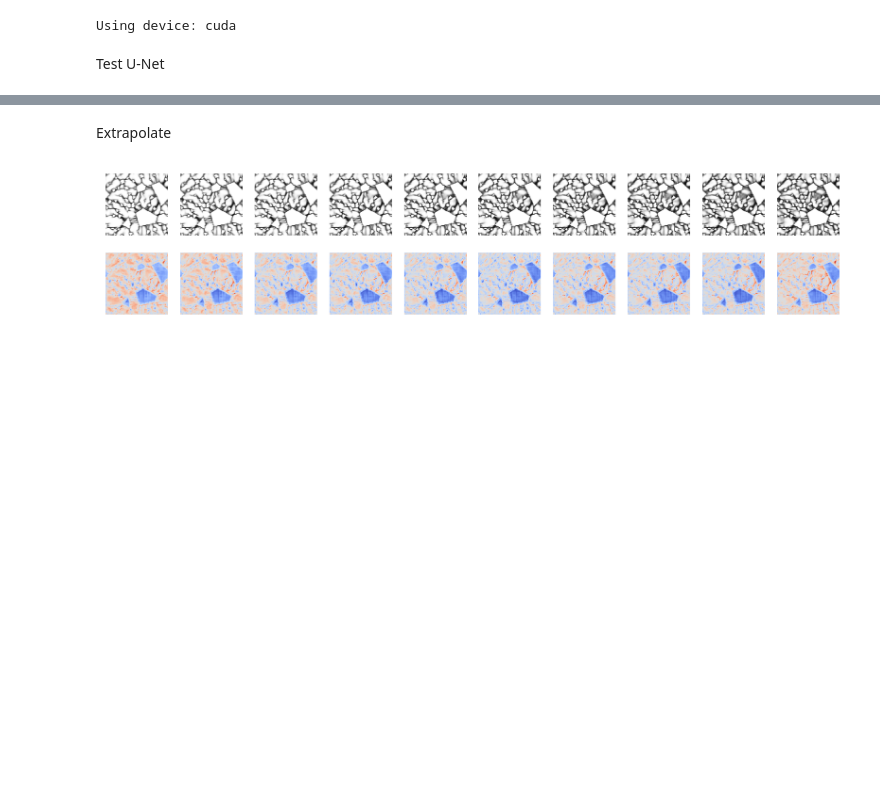
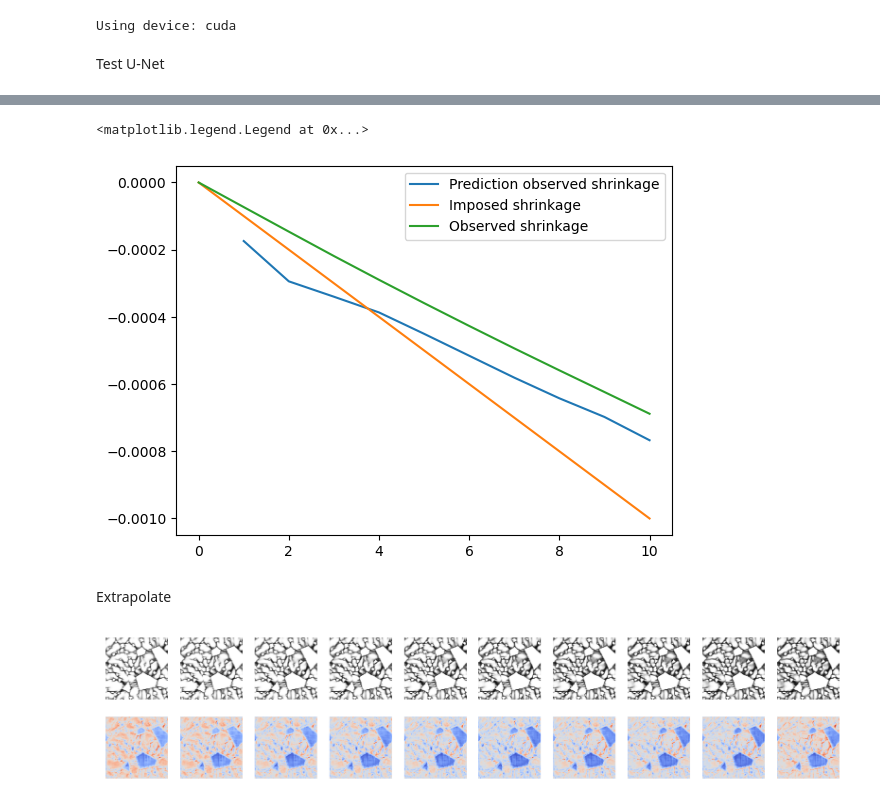
Before and after one commit to LiyaGaynutdinova/Auto-Regressive-Unet-for-Concrete-Damage, a Jupyter notebook: test_RecUnet.ipynb, the cells around one changed output, grey strips where cells are left out. Saved outputs shown, nothing was run; the diff lists cells and outputs as text; code cells hidden in the pictures; blank space fills up the shorter version.

```diff
--- a/test_RecUnet.ipynb
+++ b/test_RecUnet.ipynb
@@ -91,3 +105,12 @@ for i in range(n_samples, 2*n_samples):
+# %%
+shr_mean = np.array([np.array(im) for im in seq_test_shr])
+plt.plot(np.arange(1,11), (shr_mean * imp_shrinkage[:,1:,:,:].cpu().numpy()).mean((0,2,3)))
+plt.plot(imp_shrinkage.cpu().numpy().mean((0,2,3)))
+plt.plot(obs_shrinkage[0].cpu().numpy())
+plt.legend(['Prediction observed shrinkage', 'Imposed shrinkage', 'Observed shrinkage'])
+# %% [output]
+<matplotlib.legend.Legend at 0x...>
+[figure, added]
 # %% [markdown]
 Extrapolate
 # %%
```
Also changed, not shown: parts of 6 cells of this notebook.
